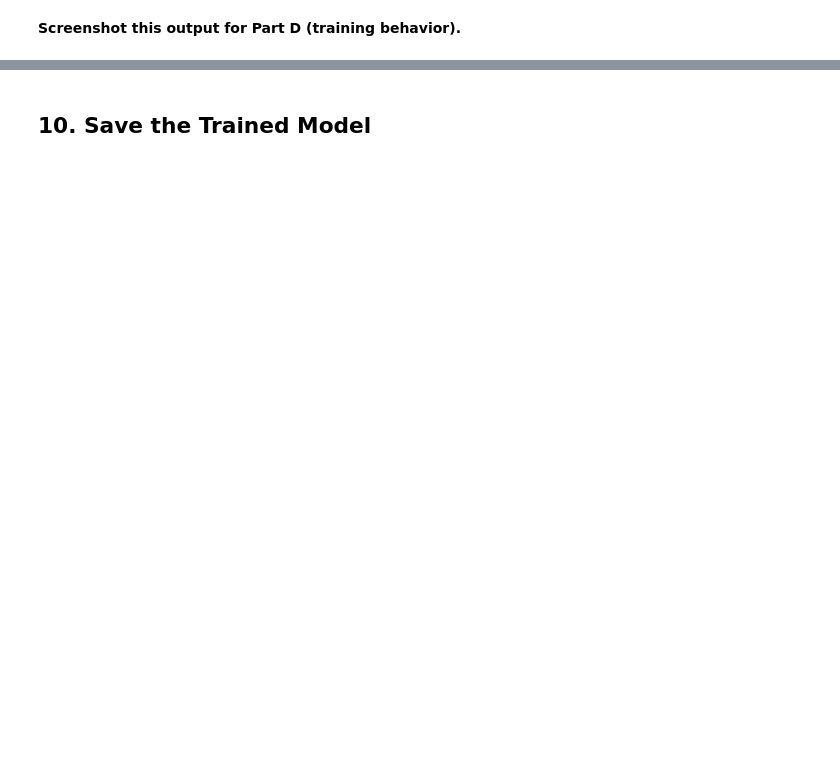
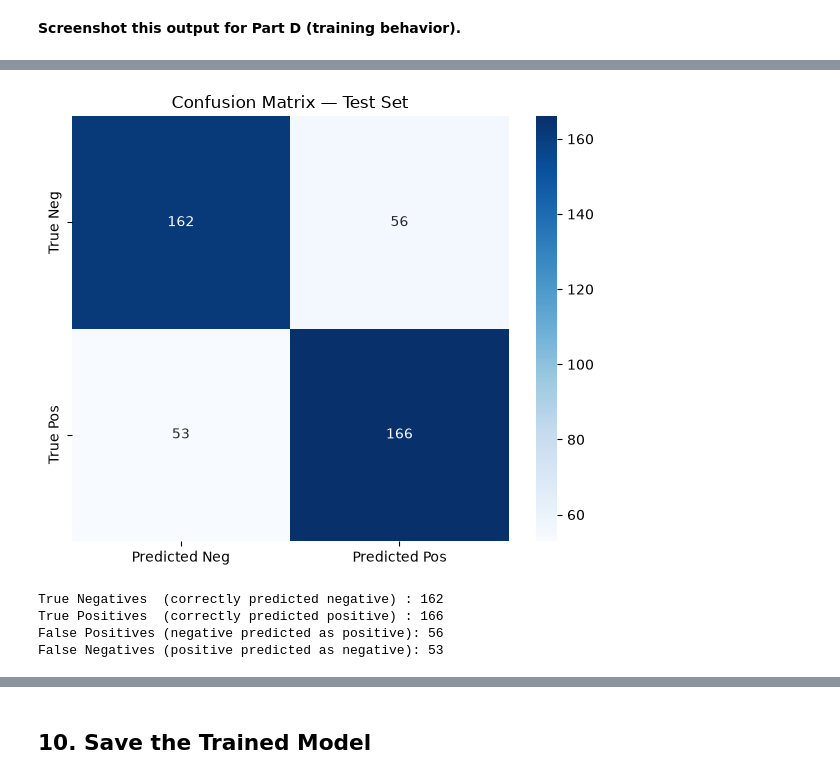
Before and after one commit to johndave74/D604-Task-2, a Jupyter notebook: D604_Task2_Sentiment_Analysis.ipynb, the cells around one changed output, grey strips where cells are left out. Drawn from its saved outputs; the diff is of its cells as text; code cells hidden in the pictures; blank space fills up the shorter version.

```diff
--- a/D604_Task2_Sentiment_Analysis.ipynb
+++ b/D604_Task2_Sentiment_Analysis.ipynb
@@ -491,19 +651,25 @@ print(classification_report(y_test, y_pred,
 # %%
 cm = confusion_matrix(y_test, y_pred)
-fig, ax = plt.subplots(figsize=(6, 5))
+fig, ax = plt.subplots(figsize=(12, 6))
 sns.heatmap(cm, annot=True, fmt="d", cmap="Blues",
             xticklabels=["Predicted Neg", "Predicted Pos"],
             yticklabels=["True Neg", "True Pos"], ax=ax)
 ax.set_title("Confusion Matrix — Test Set")
 plt.tight_layout()
 plt.savefig("confusion_matrix.png", dpi=150)
 plt.show()
 
 tn, fp, fn, tp = cm.ravel()
 print(f"True Negatives  (correctly predicted negative) : {tn}")
 print(f"True Positives  (correctly predicted positive) : {tp}")
 print(f"False Positives (negative predicted as positive): {fp}")
 print(f"False Negatives (positive predicted as negative): {fn}")
+# %% [output]
+[figure, added]
+True Negatives  (correctly predicted negative) : 162
+True Positives  (correctly predicted positive) : 166
+False Positives (negative predicted as positive): 56
+False Negatives (positive predicted as negative): 53
 # %%
 # ── Prediction examples ──────────────────────────────────────────────────────
 print("Sample predictions on test set:")
```
Also changed, not shown: parts of 21 cells of this notebook, 4 other files.
